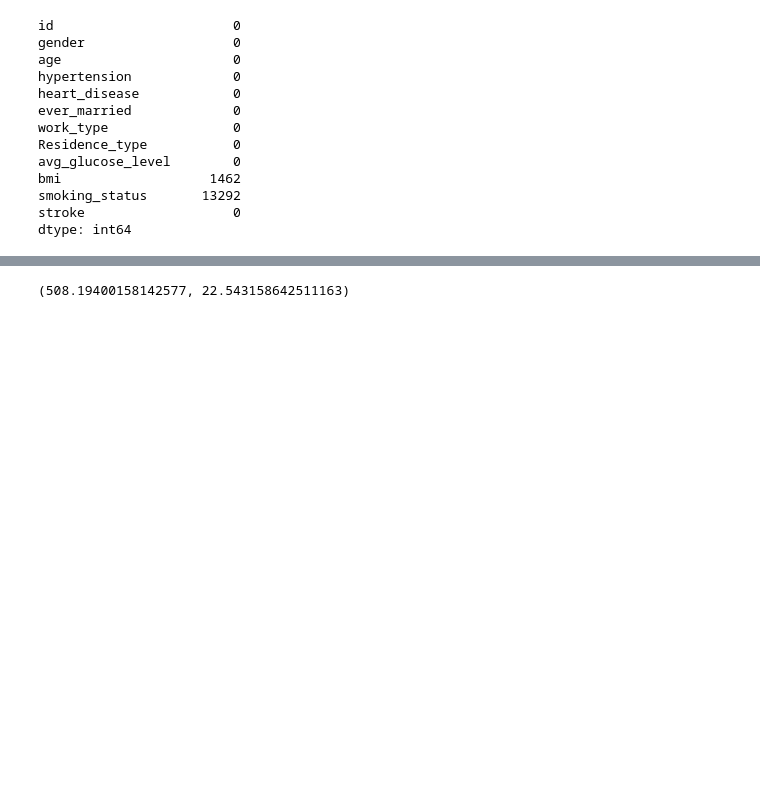
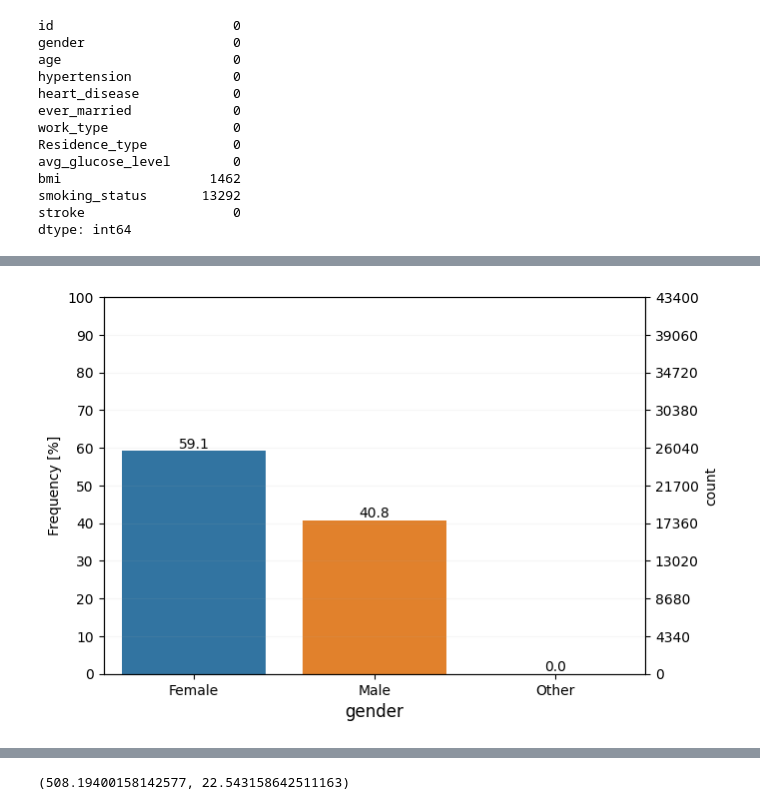
Before and after one commit to Pranabm1987/Avighna, a Jupyter notebook: Ascend_Pro_Assessment_ML_Basics_31_01_2021.ipynb, the cells around one changed output, grey strips where cells are left out. Cells and saved outputs as stored; diff of their text form; code cells hidden in the pictures; blank space fills up the shorter version.

```diff
--- a/Ascend_Pro_Assessment_ML_Basics_31_01_2021.ipynb
+++ b/Ascend_Pro_Assessment_ML_Basics_31_01_2021.ipynb
@@ -171,0 +259,4 @@ Y_train['age'].mean()
+# %%
+EDA_category(Y_train, ['gender'])
+# %% [output]
+[figure, added]
```
Also changed, not shown: parts of 93 cells of this notebook.
